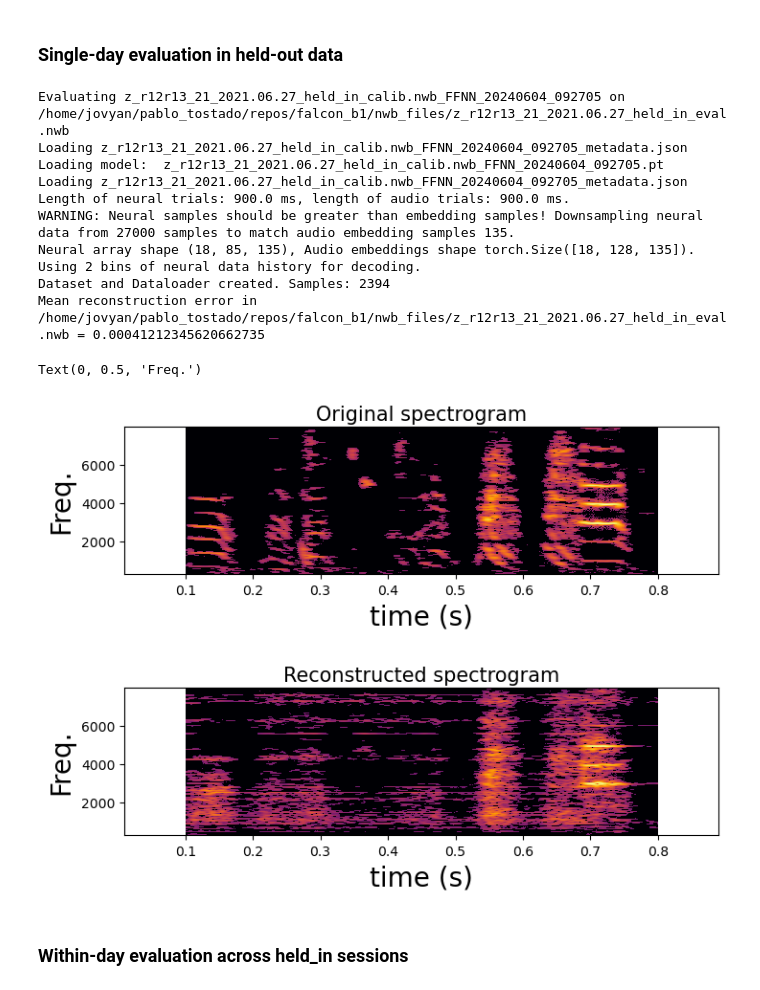
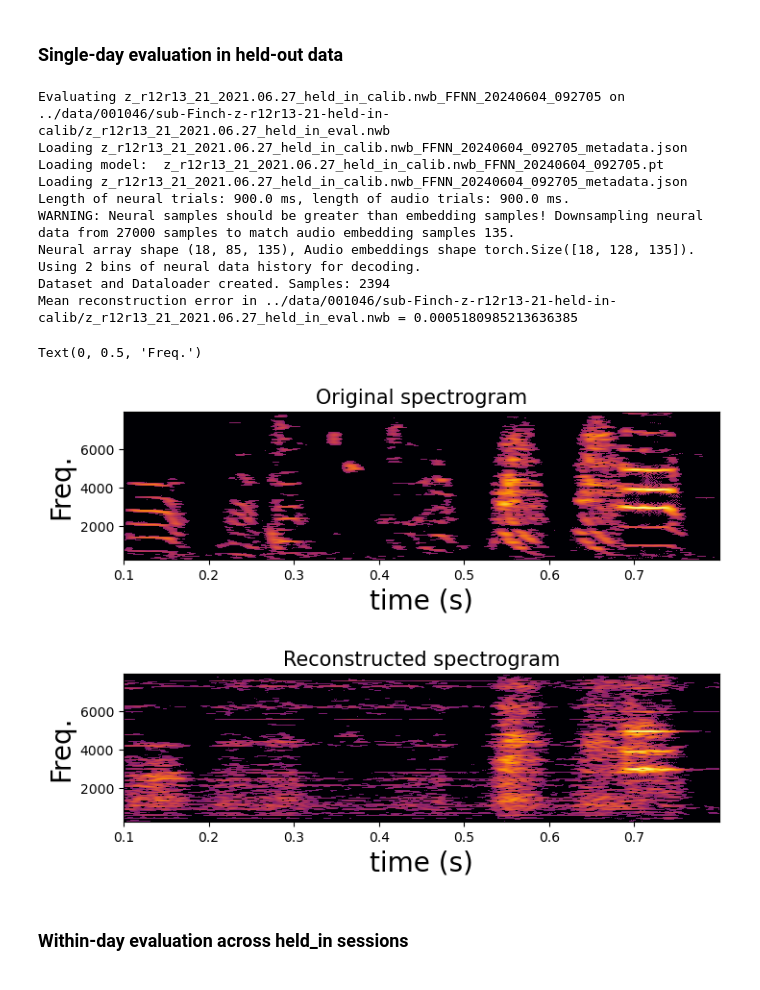
Before and after one commit to snel-repo/falcon-challenge, a Jupyter notebook: data_demos/b1.ipynb, the cells around one changed output. Cells and saved outputs as stored; diff of their text form; code cells hidden in the pictures.

```diff
--- a/data_demos/b1.ipynb
+++ b/data_demos/b1.ipynb
@@ -265,8 +265,9 @@ def evaluate_ensongdec_model(models_checkpoints_dir, model_timestamp, nwb_eval_f
     for trial_idx in range(len(trial_info)):
         sxx_eval_mask = trial_info['spectrogram_eval_mask'][trial_idx]
 
-        original_sxx_masked = trial_info['spectrogram_values'][trial_idx] * sxx_eval_mask
-        reconstructed_sxx_masked = reconstructed_sxx[trial_idx] * sxx_eval_mask
+        # Mask epochs
+        original_sxx_masked = trial_info['spectrogram_values'][trial_idx][sxx_eval_mask].reshape(sxx_eval_mask.shape[0], -1)
+        reconstructed_sxx_masked = reconstructed_sxx[trial_idx][sxx_eval_mask].reshape(sxx_eval_mask.shape[0], -1)
 
         # Calculate spectrogram reconstruction error
         error_per_trial.append(mean_squared_error(normalize_signal(original_sxx_masked), normalize_signal(reconstructed_sxx_masked)))
@@ -345,38 +347,39 @@ ensongdec_model_ts = ensongdec_model['model_timestamp']
 nwb_eval_file_path = ensongdec_model['nwb_eval_file_path']
 
 error_per_trial, original_sxx_masked, reconstructed_sxx_masked = evaluate_ensongdec_model(models_checkpoints_dir, ensongdec_model_ts, nwb_eval_file_path, model_extension)
 print(f'Mean reconstruction error in {nwb_eval_file_path} = {np.mean(error_per_trial)}')
 
 # Example of an original vs. reconstructed spectrograms
-t = trial_info['spectrogram_times'][0]
+t_mask = trial_info['spectrogram_eval_mask'][0][0]
+t = trial_info['spectrogram_times'][0][t_mask]
 f = trial_info['spectrogram_frequencies'][0]
 
 fig, ax = plt.subplots(nrows=1, ncols=1, figsize=(8, 2))
 plt.title('Original spectrogram', fontsize=15)
 ax.pcolormesh(t, f, np.log(original_sxx_masked), cmap='inferno')
 ax.set_xlabel('time (s)', fontsize=20)
 ax.set_ylabel('Freq.', fontsize=20)
 
 
 fig, ax = plt.subplots(nrows=1, ncols=1, figsize=(8, 2))
 plt.title('Reconstructed spectrogram', fontsize=15)
 ax.pcolormesh(t, f, np.log(reconstructed_sxx_masked), cmap='inferno')
 ax.set_xlabel('time (s)', fontsize=20)
 ax.set_ylabel('Freq.', fontsize=20)
 # %% [output]
-Evaluating z_r12r13_21_2021.06.27_held_in_calib.nwb_FFNN_20240604_092705 on /home/jovyan/pablo_tostado/repos/falcon_b1/nwb_files/z_r12r13_21_2021.06.27_held_in_eval.nwb
+Evaluating z_r12r13_21_2021.06.27_held_in_calib.nwb_FFNN_20240604_092705 on ../data/001046/sub-Finch-z-r12r13-21-held-in-calib/z_r12r13_21_2021.06.27_held_in_eval.nwb
 Loading z_r12r13_21_2021.06.27_held_in_calib.nwb_FFNN_20240604_092705_metadata.json
 Loading model:  z_r12r13_21_2021.06.27_held_in_calib.nwb_FFNN_20240604_092705.pt
 Loading z_r12r13_21_2021.06.27_held_in_calib.nwb_FFNN_20240604_092705_metadata.json
 Length of neural trials: 900.0 ms, length of audio trials: 900.0 ms.
 WARNING: Neural samples should be greater than embedding samples! Downsampling neural data from 27000 samples to match audio embedding samples 135.
 Neural array shape (18, 85, 135), Audio embeddings shape torch.Size([18, 128, 135]).
 Using 2 bins of neural data history for decoding.
 Dataset and Dataloader created. Samples: 2394
-Mean reconstruction error in /home/jovyan/pablo_tostado/repos/falcon_b1/nwb_files/z_r12r13_21_2021.06.27_held_in_eval.nwb = 0.00041212345620662735
+Mean reconstruction error in ../data/001046/sub-Finch-z-r12r13-21-held-in-calib/z_r12r13_21_2021.06.27_held_in_eval.nwb = 0.0005180985213636385
 Text(0, 0.5, 'Freq.')
-[figure, old version]
+[figure, new version]
-[figure, old version]
+[figure, new version]
 # %% [markdown]
 ### Within-day evaluation across held_in sessions
 # %%
```
Also changed, not shown: parts of 5 cells of this notebook.
